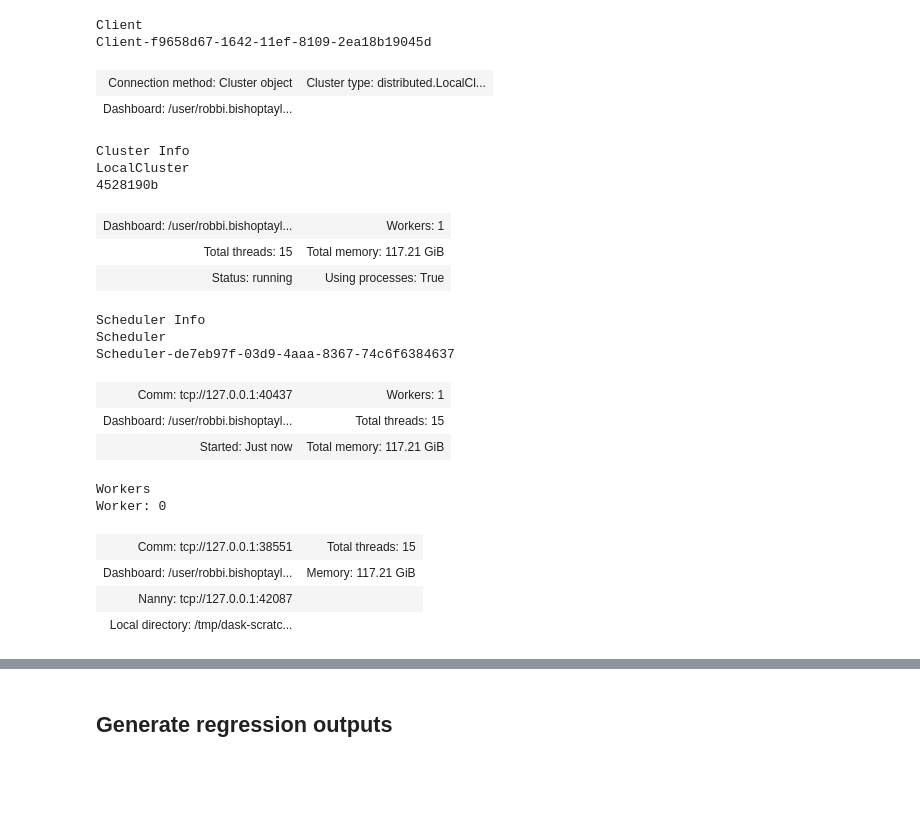
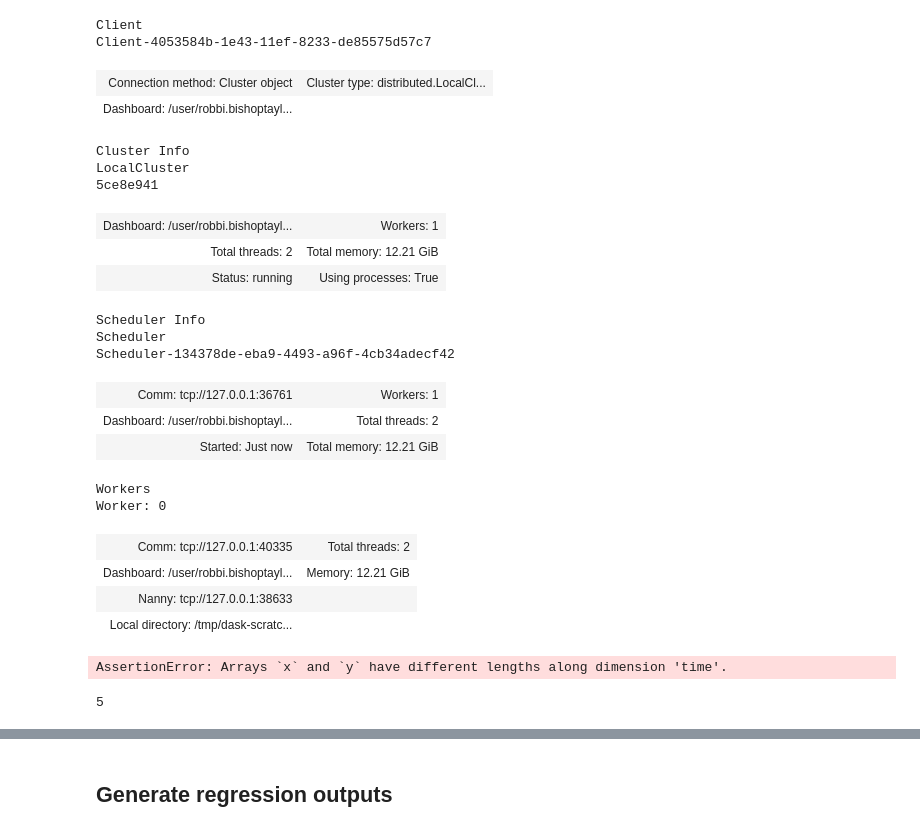
Before and after one commit to GeoscienceAustralia/dea-intertidal, a Jupyter notebook: notebooks/experimental/Intertidal_change.ipynb, the cells around one changed output, grey strips where cells are left out. Saved outputs shown, nothing was run; the diff lists cells and outputs as text; code cells hidden in the pictures; blank space fills up the shorter version.

```diff
--- a/notebooks/experimental/Intertidal_change.ipynb
+++ b/notebooks/experimental/Intertidal_change.ipynb
@@ -7,42 +8,42 @@ cd /gdata1/projects/coastal/intertidal/intertidal_change/
 # %%
 %load_ext autoreload
 %autoreload 2
 
 import os
 import tqdm
 import glob
 import datacube
 import odc.geo.xr
 import xarray as xr
 import geopandas as gpd
 import pandas as pd
 from dea_tools.dask import create_local_dask_cluster
 from dea_tools.temporal import xr_regression
 
 dc = datacube.Datacube()
 client = create_local_dask_cluster(return_client=True)
 
-aus = gpd.read_file("/gdata1/data/boundaries/GEODATA_COAST_100K/australia/cstauscd_l.shp").query("FEAT_CODE == 'coastline'")
+# aus = gpd.read_file("/gdata1/data/boundaries/GEODATA_COAST_100K/australia/cstauscd_l.shp").query("FEAT_CODE == 'coastline'")
 # %% [output]
 Client
-Client-f9658d67-1642-11ef-8109-2ea18b19045d
+Client-4053584b-1e43-11ef-8233-de85575d57c7
 | Connection method: Cluster object | Cluster type: distributed.LocalCl... |
 | Dashboard: /user/robbi.bishoptayl... |  |
 Cluster Info
 LocalCluster
-4528190b
+5ce8e941
 | Dashboard: /user/robbi.bishoptayl... | Workers: 1 |
-| Total threads: 15 | Total memory: 117.21 GiB |
+| Total threads: 2 | Total memory: 12.21 GiB |
 | Status: running | Using processes: True |
 Scheduler Info
 Scheduler
-Scheduler-de7eb97f-03d9-4aaa-8367-74c6f6384637
+Scheduler-134378de-eba9-4493-a96f-4cb34adecf42
-| Comm: tcp://127.0.0.1:40437 | Workers: 1 |
-| Dashboard: /user/robbi.bishoptayl... | Total threads: 15 |
-| Started: Just now | Total memory: 117.21 GiB |
+| Comm: tcp://127.0.0.1:36761 | Workers: 1 |
+| Dashboard: /user/robbi.bishoptayl... | Total threads: 2 |
+| Started: Just now | Total memory: 12.21 GiB |
 Workers
 Worker: 0
-| Comm: tcp://127.0.0.1:38551 | Total threads: 15 |
-| Dashboard: /user/robbi.bishoptayl... | Memory: 117.21 GiB |
-| Nanny: tcp://127.0.0.1:42087 |  |
+| Comm: tcp://127.0.0.1:40335 | Total threads: 2 |
+| Dashboard: /user/robbi.bishoptayl... | Memory: 12.21 GiB |
+| Nanny: tcp://127.0.0.1:38633 |  |
 | Local directory: /tmp/dask-scratc... |  |
@@ -48,0 +70,8 @@ Worker: 0
+# %%
+regression_ds = xr_regression(x=ds.time.dt.year, y=ds.elevation.isel(time=slice(2, 10)))
+# %% [output]
+AssertionError: Arrays `x` and `y` have different lengths along dimension 'time'.
+# %%
+len(ds.elevation.isel(time=slice(2, 10))["time"])
+# %% [output]
+5
```
Also changed, not shown: parts of 39 cells of this notebook, 6 other files.
